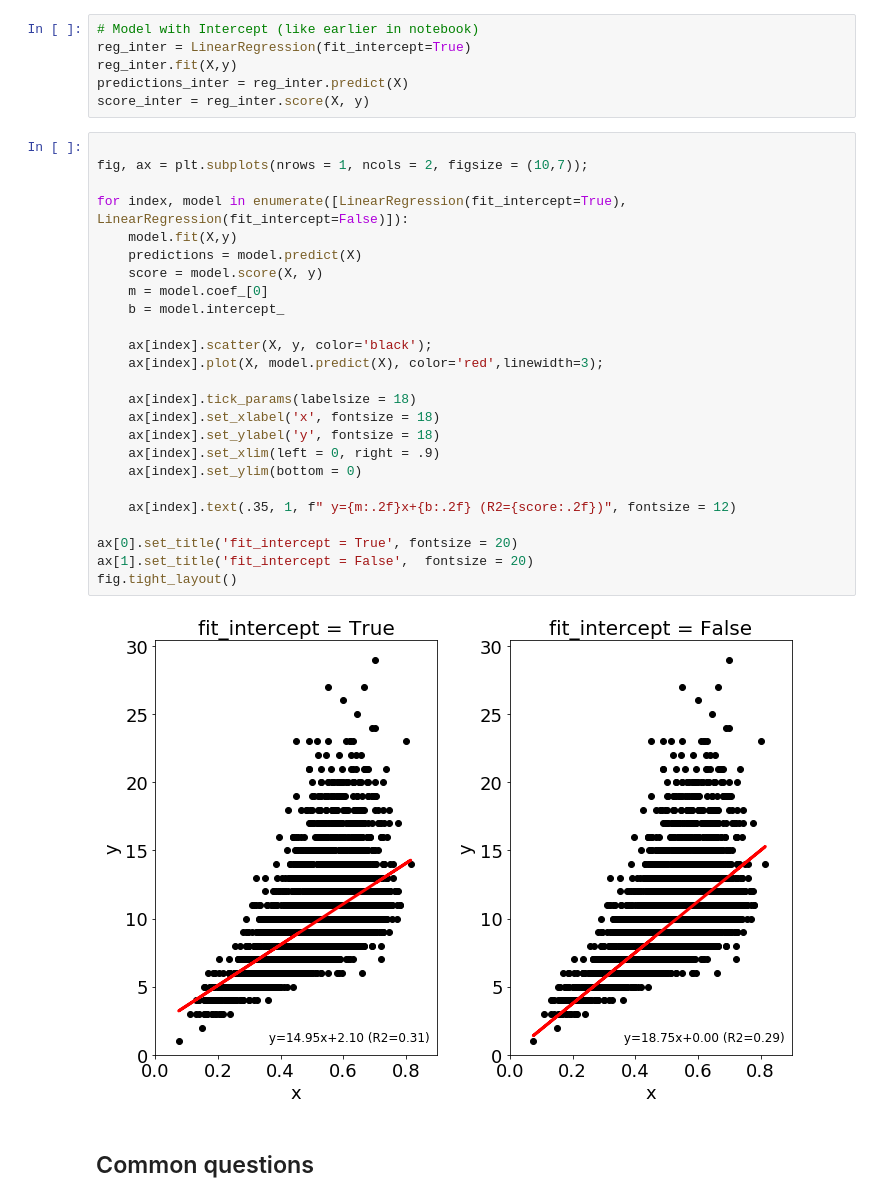
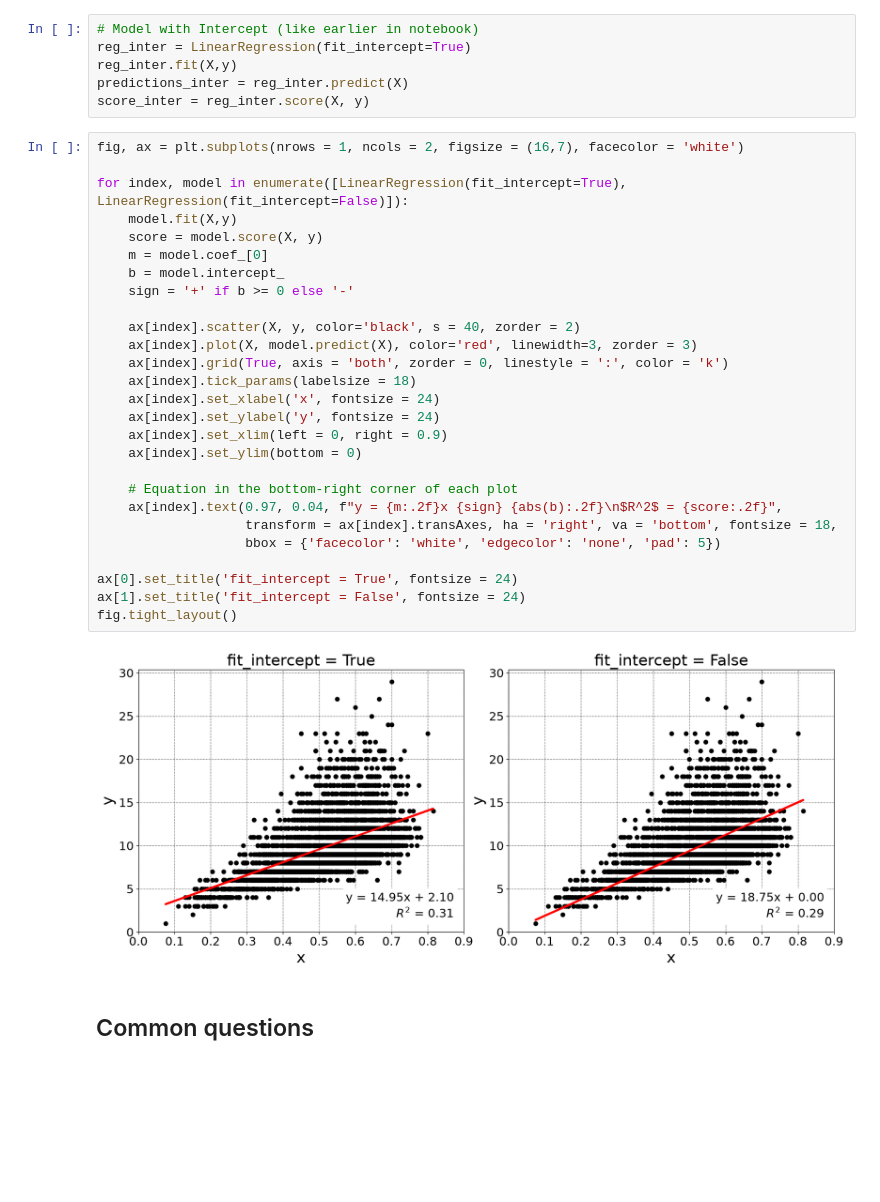
Before and after one commit to mGalarnyk/MLModelsScikit-Learn, a Jupyter notebook: notebooks/Linear_Regression_2.ipynb, the cells around one changed output. Cells and saved outputs as stored; diff of their text form; blank space fills up the shorter version.

```diff
--- a/notebooks/Linear_Regression_2.ipynb
+++ b/notebooks/Linear_Regression_2.ipynb
@@ -243,32 +243,34 @@ reg_inter.fit(X,y)
 predictions_inter = reg_inter.predict(X)
 score_inter = reg_inter.score(X, y)
 # %%
-
-fig, ax = plt.subplots(nrows = 1, ncols = 2, figsize = (10,7));
+fig, ax = plt.subplots(nrows = 1, ncols = 2, figsize = (16,7), facecolor = 'white')
 
 for index, model in enumerate([LinearRegression(fit_intercept=True), LinearRegression(fit_intercept=False)]):
     model.fit(X,y)
-    predictions = model.predict(X)
     score = model.score(X, y)
     m = model.coef_[0]
     b = model.intercept_
+    sign = '+' if b >= 0 else '-'
 
-    ax[index].scatter(X, y, color='black');
-    ax[index].plot(X, model.predict(X), color='red',linewidth=3);
-
+    ax[index].scatter(X, y, color='black', s = 40, zorder = 2)
+    ax[index].plot(X, model.predict(X), color='red', linewidth=3, zorder = 3)
+    ax[index].grid(True, axis = 'both', zorder = 0, linestyle = ':', color = 'k')
     ax[index].tick_params(labelsize = 18)
-    ax[index].set_xlabel('x', fontsize = 18)
-    ax[index].set_ylabel('y', fontsize = 18)
-    ax[index].set_xlim(left = 0, right = .9)
+    ax[index].set_xlabel('x', fontsize = 24)
+    ax[index].set_ylabel('y', fontsize = 24)
+    ax[index].set_xlim(left = 0, right = 0.9)
     ax[index].set_ylim(bottom = 0)
 
-    ax[index].text(.35, 1, f" y={m:.2f}x+{b:.2f} (R2={score:.2f})", fontsize = 12)
+    # Equation in the bottom-right corner of each plot
+    ax[index].text(0.97, 0.04, f"y = {m:.2f}x {sign} {abs(b):.2f}\n$R^2$ = {score:.2f}",
+                   transform = ax[index].transAxes, ha = 'right', va = 'bottom', fontsize = 18,
+                   bbox = {'facecolor': 'white', 'edgecolor': 'none', 'pad': 5})
 
-ax[0].set_title('fit_intercept = True', fontsize = 20)
-ax[1].set_title('fit_intercept = False',  fontsize = 20)
+ax[0].set_title('fit_intercept = True', fontsize = 24)
+ax[1].set_title('fit_intercept = False', fontsize = 24)
 fig.tight_layout()
 # %% [output]
-[figure, old version]
+[figure, new version]
 # %% [markdown]
 ## Common questions
 # %% [markdown]
```
Also changed, not shown: parts of 6 cells of this notebook, 13 other files.
